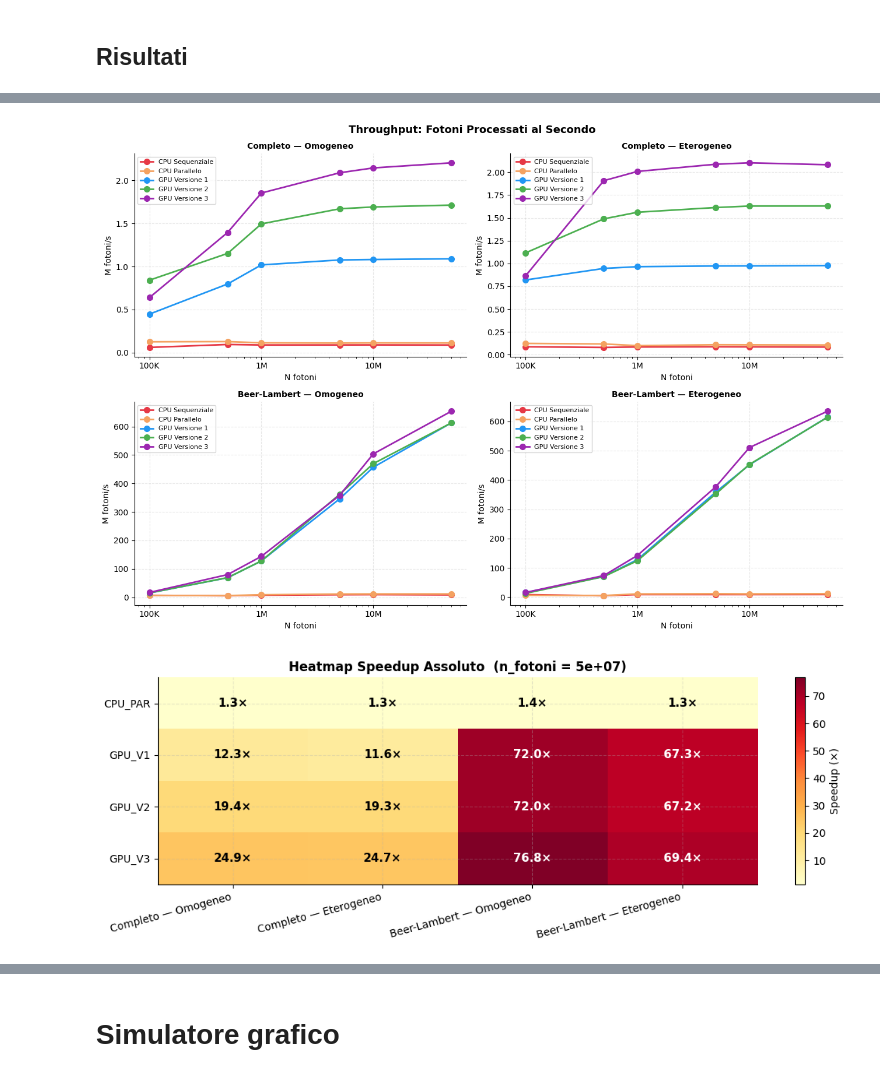
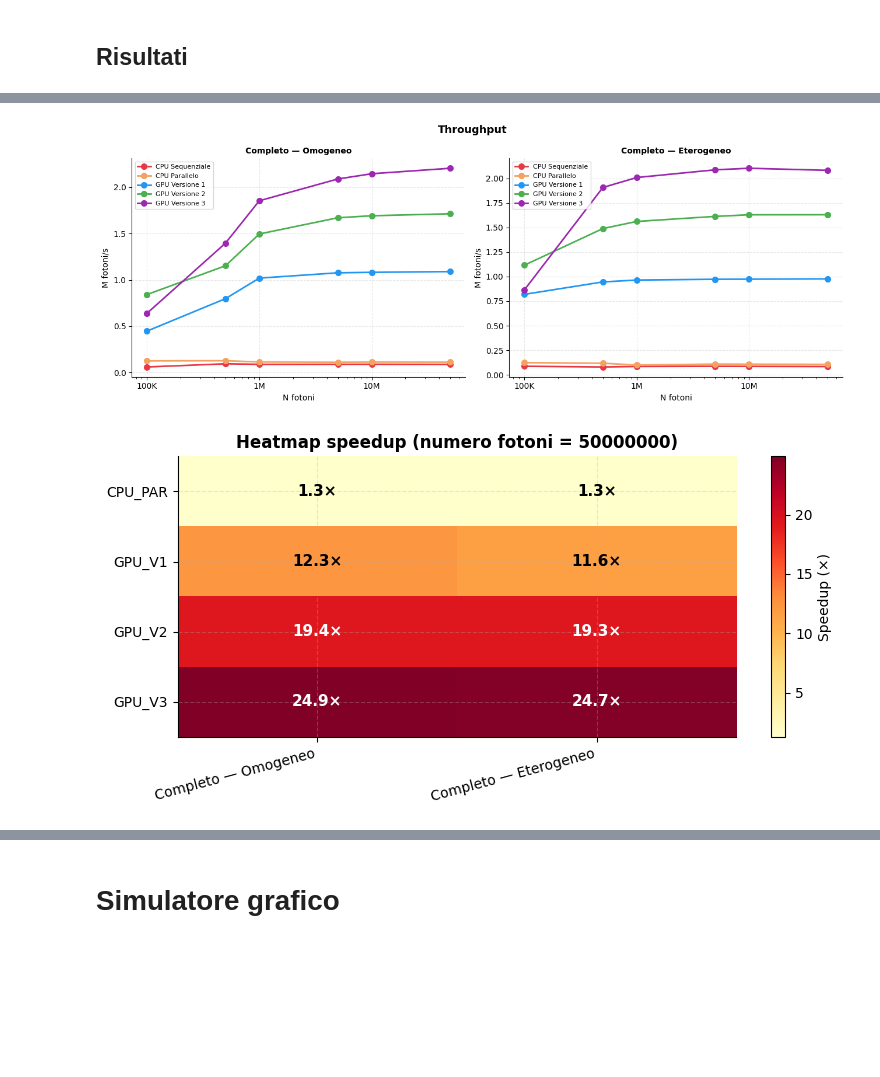
Before and after one commit to AngeP02/MonteCarloPerRadioterapia, a Jupyter notebook: Progetto_HPC.ipynb, the cells around one changed output, grey strips where cells are left out. Drawn from its saved outputs; the diff is of its cells as text; code cells hidden in the pictures; blank space fills up the shorter version.

```diff
--- a/Progetto_HPC.ipynb
+++ b/Progetto_HPC.ipynb
@@ -6765,14 +6762,8 @@ df = (
 )
 df["modalita"] = list(zip(df["gruppo"], df["phantom"]))
 # %%
-df["flop_per_fotone"] = df["gruppo"].map({
-    "COMPLETA": FLOP_PER_FOTONE_COMPLETA,
-    "BEERLAMBERT": FLOP_PER_FOTONE_BEERLAMBERT,
-})
-df["byte_per_fotone"] = df["gruppo"].map({
-    "COMPLETA": BYTE_PER_FOTONE_COMPLETA,
-    "BEERLAMBERT": BYTE_PER_FOTONE_BEERLAMBERT,
-})
+df["flop_per_fotone"] = FLOP_PER_FOTONE_COMPLETA
+df["byte_per_fotone"] = BYTE_PER_FOTONE_COMPLETA
 
 df["gflops"] = df["n_fotoni"] * df["flop_per_fotone"] / df["tempo_medio_s"] / 1e9
 df["banda_gbs"] = df["n_fotoni"] * df["byte_per_fotone"] / df["tempo_medio_s"] / 1e9
@@ -6937,8 +6928,8 @@ def salva_figura(fig, nome_file):
 # %% [markdown]
 ## Risultati
 # %%
-fig, assi = plt.subplots(2, 2, figsize=(13, 9))
-fig.suptitle("Tempo di Esecuzione vs Numero di Fotoni", fontsize=13, fontweight="bold")
+fig, assi = plt.subplots(1, 2, figsize=(13, 5))
+fig.suptitle("Tempo di esecuzione su numero di fotoni", fontsize=13, fontweight="bold")
 
 for ax, mod in zip(assi.flat, modalita_presenti):
     dati_mod = df[df["modalita"] == mod]
@@ -6956,6 +6947,6 @@ salva_figura(fig, "01_tempo_esecuzione")
 # %%
-fig, assi = plt.subplots(2, 2, figsize=(13, 9))
-fig.suptitle("Speedup Assoluto vs CPU Sequenziale", fontsize=13, fontweight="bold")
+fig, assi = plt.subplots(1, 2, figsize=(13, 5))
+fig.suptitle("Speedup assoluto", fontsize=13, fontweight="bold")
 
 for ax, mod in zip(assi.flat, modalita_presenti):
     dati_mod = df_speedup[df_speedup["modalita"] == mod]
@@ -6988,6 +6979,6 @@ salva_figura(fig, "02_speedup_assoluto")
 # %%
-fig, assi = plt.subplots(2, 2, figsize=(13, 9))
-fig.suptitle("Speedup Relativo Incrementale GPU", fontsize=13, fontweight="bold")
+fig, assi = plt.subplots(1, 2, figsize=(13, 5))
+fig.suptitle("Speedup relativo", fontsize=13, fontweight="bold")
 
 for ax, mod in zip(assi.flat, modalita_presenti):
     dati_rel = df_speedup[
@@ -7054,23 +7045,23 @@ salva_figura(fig, "03_speedup_relativo_gpu")
 # %%
-fig, assi = plt.subplots(2, 2, figsize=(13, 9))
-fig.suptitle("Throughput: Fotoni Processati al Secondo", fontsize=13, fontweight="bold")
+fig, assi = plt.subplots(1, 2, figsize=(13, 5))
+fig.suptitle("Throughput", fontsize=13, fontweight="bold")
 
 for ax, mod in zip(assi.flat, modalita_presenti):
     dati_mod = df[df["modalita"] == mod]
     disegna_linee(ax, dati_mod, "milioni_fotoni_s", log_x=True)
     ax.set_title(ETICHETTE_MODALITA[mod], fontsize=10, fontweight="bold")
     ax.set_xlabel("N fotoni")
     ax.set_ylabel("M fotoni/s")
     formatta_asse_fotoni(ax)
     ax.legend(fontsize=8)
 
 plt.tight_layout()
 salva_figura(fig, "04_throughput_fotoni")
 # %% [output]
-[figure, old version]
+[figure, new version]
 # %%
-versioni_no_seq  = [v for v in ORDINE_VERSIONI if v != "CPU_SEQ"]
-matrice_speedup  = np.full((len(versioni_no_seq), len(modalita_presenti)), np.nan)
+versioni_no_seq = [v for v in ORDINE_VERSIONI if v != "CPU_SEQ"]
+matrice_speedup = np.full((len(versioni_no_seq), len(modalita_presenti)), np.nan)
 
 for j, mod in enumerate(modalita_presenti):
     for i, versione in enumerate(versioni_no_seq):
@@ -7082,7 +7073,7 @@ for j, mod in enumerate(modalita_presenti):
         if not riga.empty:
             matrice_speedup[i, j] = riga["speedup_vs_seq"].values[0]
 
-fig, ax = plt.subplots(figsize=(11, 4))
+fig, ax = plt.subplots(figsize=(8, 4))
 immagine = ax.imshow(matrice_speedup, cmap="YlOrRd", aspect="auto")
 plt.colorbar(immagine, ax=ax, label="Speedup (×)")
 
@@ -7100,12 +7091,10 @@ for i in range(len(versioni_no_seq)):
             ax.text(j, i, f"{valore:.1f}×", ha="center", va="center",
                     fontsize=11, fontweight="bold", color=colore_testo)
 
-ax.set_title(
-    f"Heatmap Speedup Assoluto  (n_fotoni = {n_fotoni_max:.0e})",
-    fontsize=12, fontweight="bold"
-)
+ax.set_title(f"Heatmap speedup (numero fotoni = {n_fotoni_max})",
+             fontsize=12, fontweight="bold")
 plt.tight_layout()
 salva_figura(fig, "05_heatmap_speedup")
 # %% [output]
-[figure, old version]
+[figure, new version]
 # %%
```
Also changed, not shown: parts of 9 cells of this notebook.
